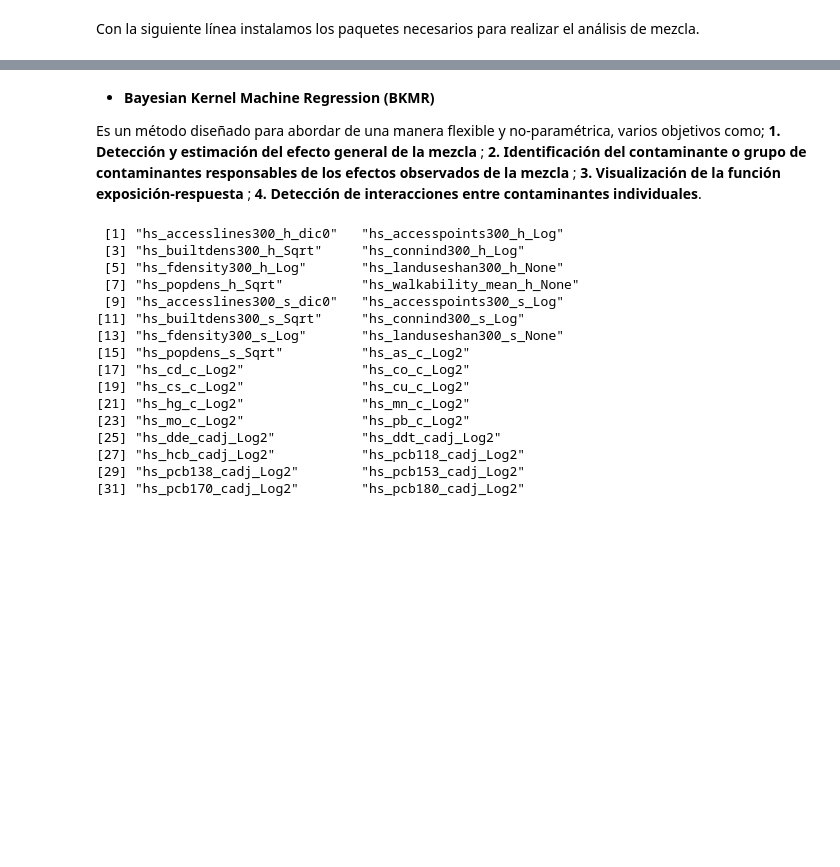
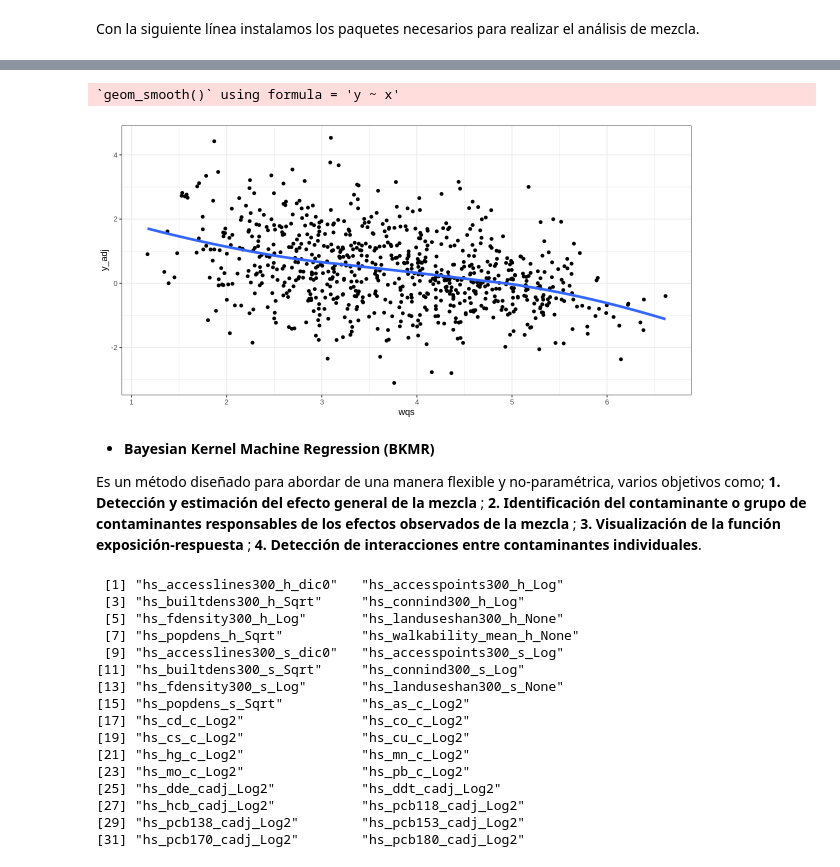
Before and after one commit to alldominguez/ISGlobal.sesion4.Exposoma, a Jupyter notebook: curso_exposoma_modulo_4.ipynb, the cells around one changed output, grey strips where cells are left out. Cells and saved outputs as stored; diff of their text form; code cells hidden in the pictures; blank space fills up the shorter version.

```diff
--- a/curso_exposoma_modulo_4.ipynb
+++ b/curso_exposoma_modulo_4.ipynb
@@ -925,3 +958,9 @@ pacman::p_load(gWQS, bkmr, kmeans)
+# %%
+options(repr.plot.width=10, repr.plot.height=5) # definimos el tamaño del gráfico en colab
+gwqs_scatterplot(mod_wqs)
+# %% [output]
+`geom_smooth()` using formula = 'y ~ x'
+[figure, added]
 # %% [markdown]
 * **Bayesian Kernel Machine Regression (BKMR)**
 
```
Also changed, not shown: parts of 10 cells of this notebook.
